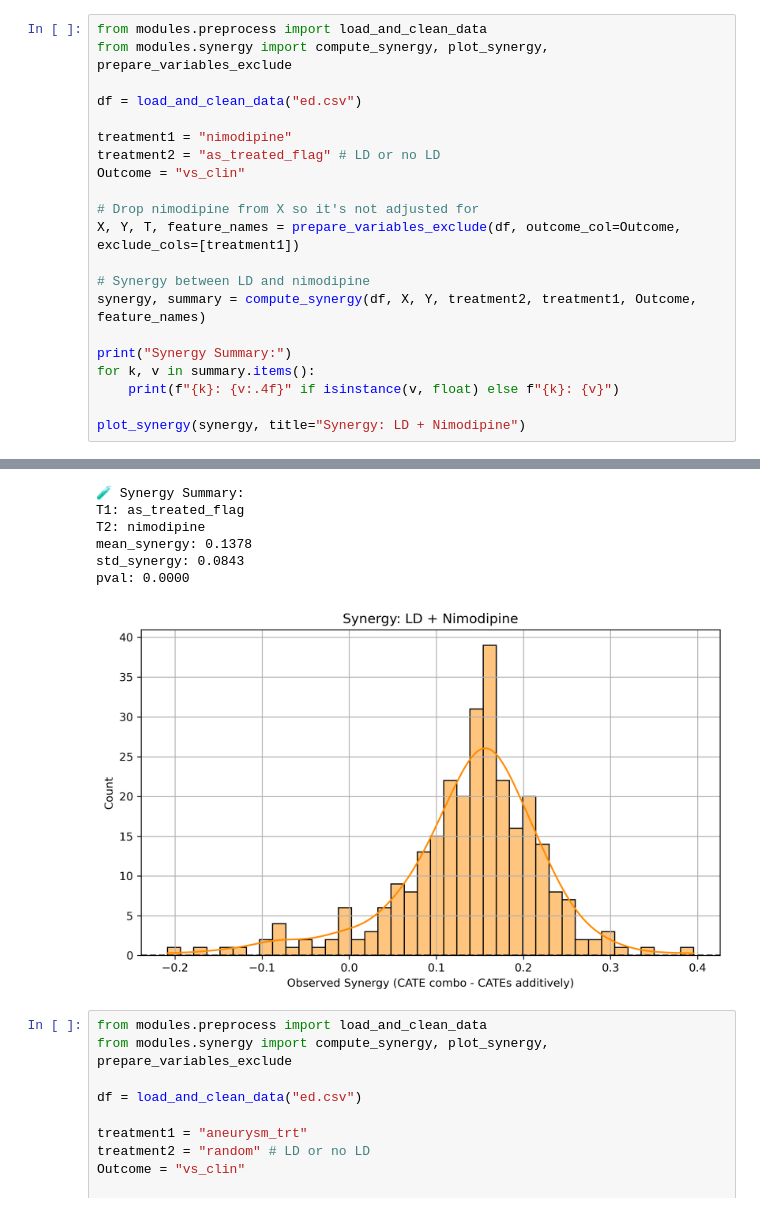
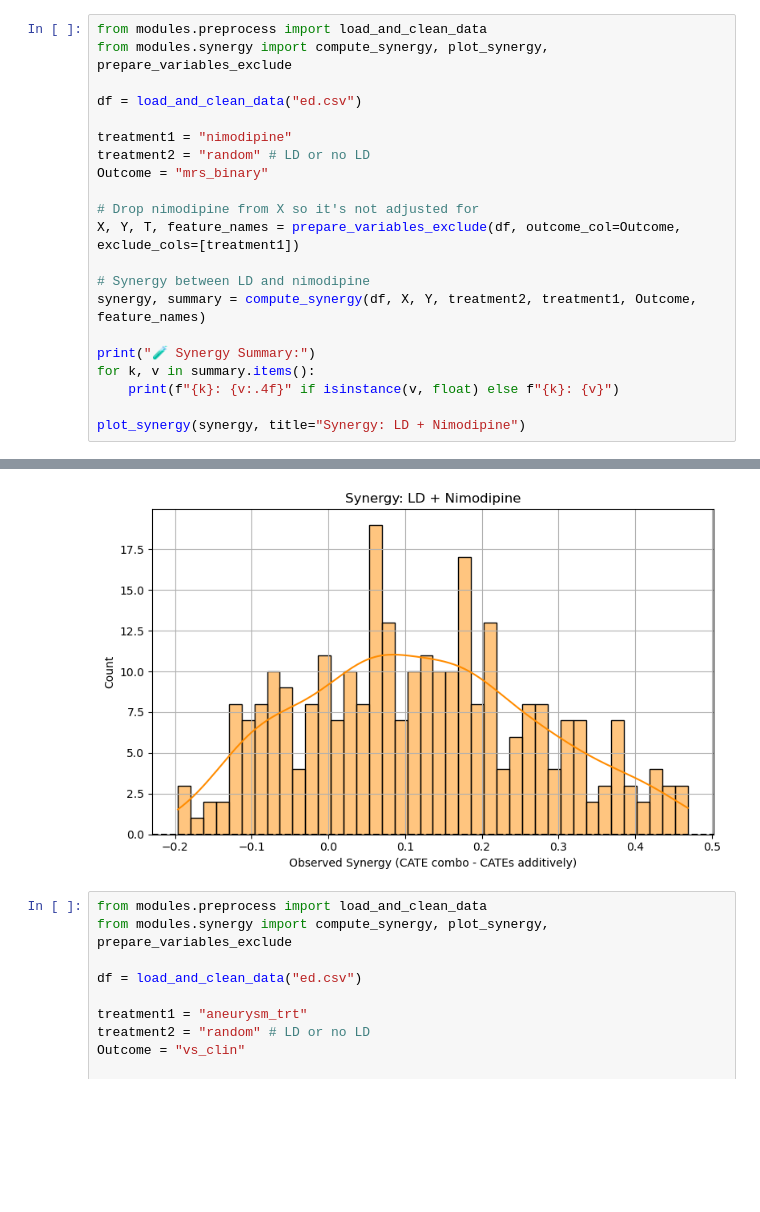
Before and after one commit to shrinitbabel/Precision_Medicine_EARLYDRAIN_DML, a Jupyter notebook: causal_synergy.ipynb, the cells around one changed output, grey strips where cells are left out. Saved outputs shown, nothing was run; the diff lists cells and outputs as text; blank space fills up the shorter version.

```diff
--- a/causal_synergy.ipynb
+++ b/causal_synergy.ipynb
@@ -5,8 +5,8 @@ from modules.synergy import compute_synergy, plot_synergy, prepare_variables_exc
 df = load_and_clean_data("ed.csv")
 
 treatment1 = "nimodipine"
-treatment2 = "as_treated_flag" # LD or no LD
-Outcome = "vs_clin"
+treatment2 = "random" # LD or no LD
+Outcome = "mrs_binary"
 
 # Drop nimodipine from X so it's not adjusted for
 X, Y, T, feature_names = prepare_variables_exclude(df, outcome_col=Outcome, exclude_cols=[treatment1])
@@ -14,7 +14,7 @@ X, Y, T, feature_names = prepare_variables_exclude(df, outcome_col=Outcome, excl
 # Synergy between LD and nimodipine
 synergy, summary = compute_synergy(df, X, Y, treatment2, treatment1, Outcome, feature_names)
 
-print("Synergy Summary:")
+print("🧪 Synergy Summary:")
 for k, v in summary.items():
     print(f"{k}: {v:.4f}" if isinstance(v, float) else f"{k}: {v}")
 
@@ -40,10 +29,4 @@ plot_synergy(synergy, title="Synergy: LD + Nimodipine")
-🧪 Synergy Summary:
-T1: as_treated_flag
-T2: nimodipine
-mean_synergy: 0.1378
-std_synergy: 0.0843
-pval: 0.0000
-[figure, old version]
+[figure, new version]
 # %%
 from modules.preprocess import load_and_clean_data
 from modules.synergy import compute_synergy, plot_synergy, prepare_variables_exclude
```
Also changed, not shown: parts of 1 cell of this notebook, 39 other files.
